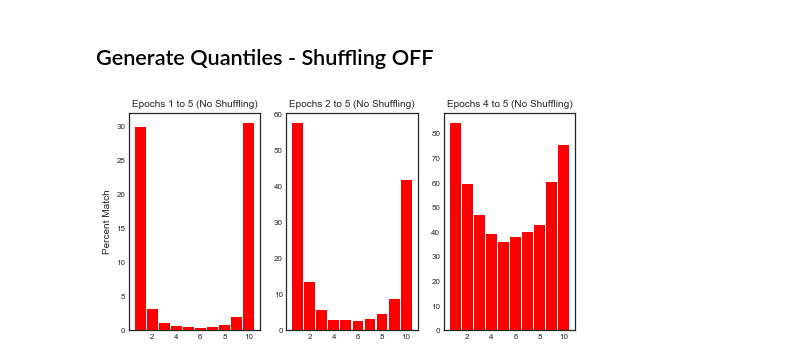
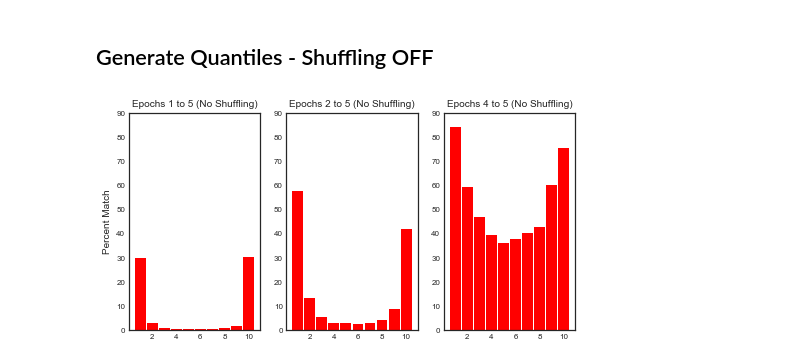
Before and after one commit to kevinzakka/blog-code, a Jupyter notebook: pr-lr/Loss Patterns.ipynb, the cells around one changed output. Cells and saved outputs as stored; diff of their text form; code cells hidden in the pictures.

```diff
--- a/pr-lr/Loss Patterns.ipynb
+++ b/pr-lr/Loss Patterns.ipynb
@@ -318,6 +318,7 @@ for i, (ax, match, n) in enumerate(zip(axes, all_matches, names)):
         ax.set_ylabel('Percent Match')
     ax.set_title('Epochs {} (With Shuffling)'.format(n))
     ax.xaxis.set_major_locator(MaxNLocator(integer=True))
+    ax.set_ylim([0, 90])
 
 plt.savefig(plot_dir + "with_shuffling.jpg", format="jpg", dpi=1000, bbox_inches='tight')
 # %% [output]
@@ -351,29 +352,30 @@ percentile_splits = bin_losses(stats_no_shuffling_flat, num_quantiles)
 # %%
 fr = [0, 1, 3]
 to = [0, 0, 0]
 names = ['1 to 5', '2 to 5', '4 to 5']
 
 all_matches = []
 for f, t in zip(fr, to):
     percent_matches = []
     for i in range(num_quantiles):
         percentile_all = []
         for j in range(f, len(percentile_splits)-t):
             percentile_all.append(percentile_splits[j][i])
         matching = reduce(np.intersect1d, percentile_all)
         percent = 100 * len(matching) / len(percentile_all[0])
         percent_matches.append(percent)
     all_matches.append(percent_matches)
 
 
 fig, axes = plt.subplots(1, 3, figsize=(8, 4))
 for i, (ax, match, n) in enumerate(zip(axes, all_matches, names)):
     ax.bar(range(1, num_quantiles+1), match, width=0.9, color='r')
     if i == 0:
         ax.set_ylabel('Percent Match')
     ax.set_title('Epochs {} (No Shuffling)'.format(n))
     ax.xaxis.set_major_locator(MaxNLocator(integer=True))
+    ax.set_ylim([0, 90])
 
 plt.savefig(plot_dir + "no_shuffling.jpg", format="jpg", dpi=1000, bbox_inches='tight')
 # %% [output]
-[figure, old version]
+[figure, new version]
```
Also changed, not shown: parts of 1 cell of this notebook, 15 other files.
